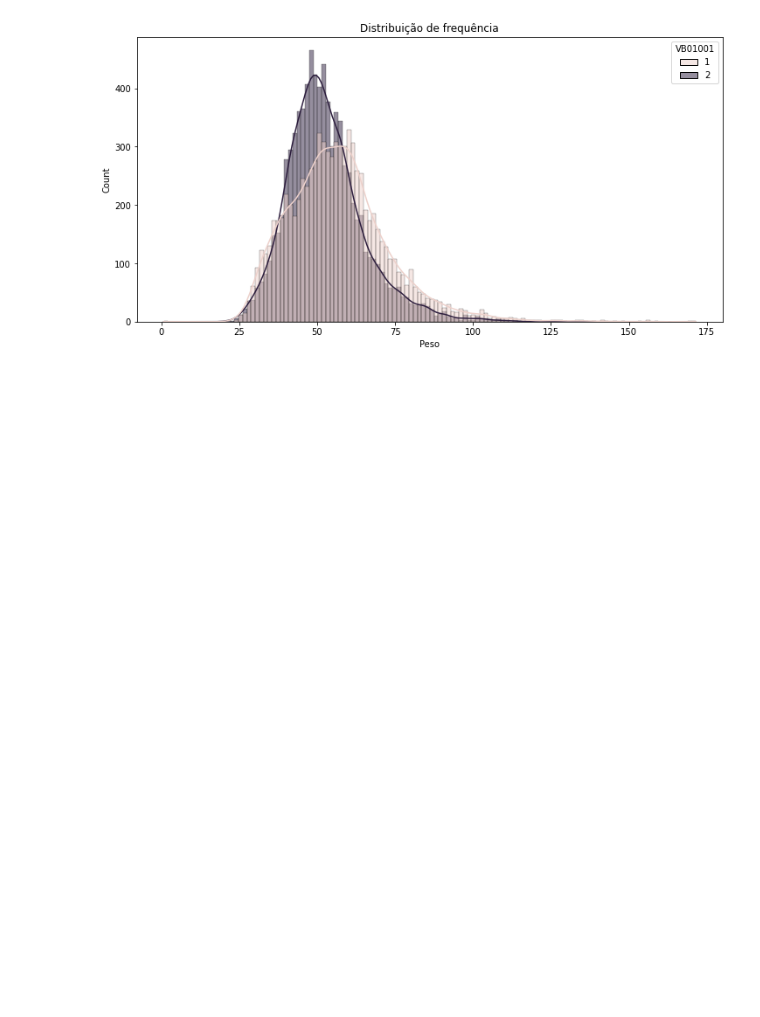
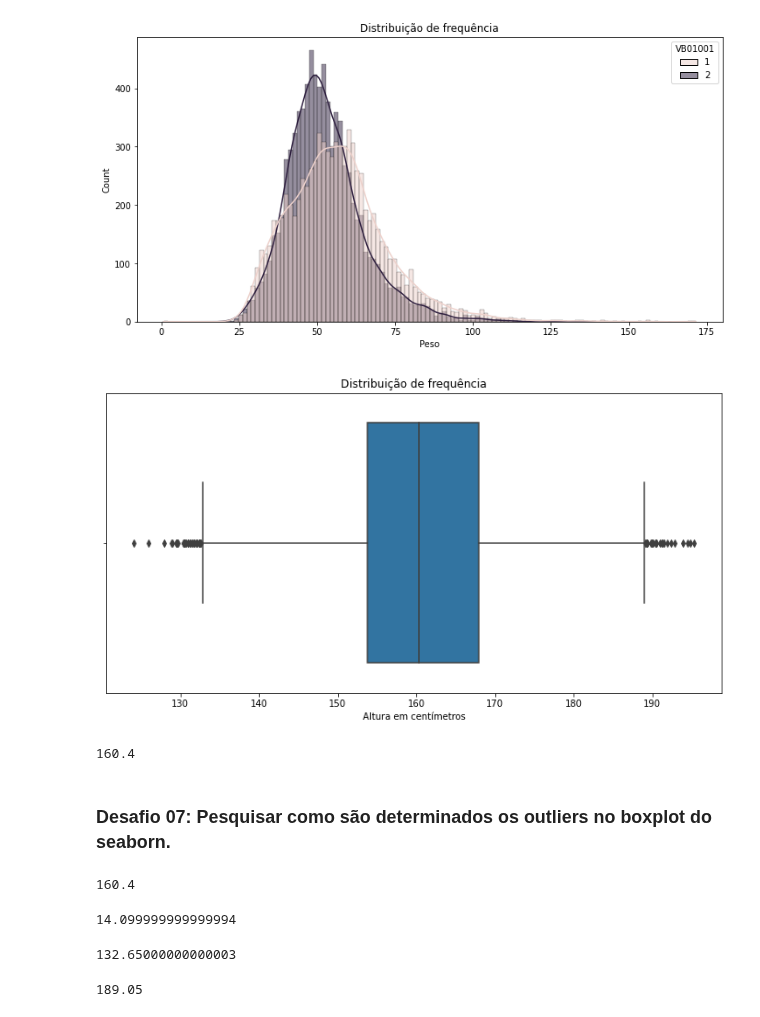
Before and after one commit to silviacfreitas/BootcampDataScienceAplicadaAlura, a Jupyter notebook: BootcampDSModulo03.ipynb, the cells around one changed output. Drawn from its saved outputs; the diff is of its cells as text; code cells hidden in the pictures; blank space fills up the shorter version.

```diff
--- a/BootcampDSModulo03.ipynb
+++ b/BootcampDSModulo03.ipynb
@@ -905,3 +909,21 @@ ax.set_xlabel('Peso')
 ax;
 # %% [output]
 [figure]
+# %%
+ax = sns.boxplot(dados['VB17004'])
+ax.figure.set_size_inches(12, 6)
+ax.set_title('Distribuição de frequência')
+ax.set_xlabel('Altura em centímetros')
+ax;
+# %% [output]
+[figure, added]
+# %%
+dados['VB17004'].quantile(0.5)
+# %% [output]
+160.4
+# %% [markdown]
+### Desafio 07: Pesquisar como são determinados os outliers no boxplot do seaborn.
+# %%
+dados['VB17004'].quantile(0.5)
+# %% [output]
+160.4
@@ -907,0 +933,16 @@ ax;
+# %%
+# IQR - Interquartile Range
+IQR = Q3 - Q1
+IQR
+# %% [output]
+14.099999999999994
+# %%
+# Será um outlier se:
+Q1 - 1.5 * IQR
+# %% [output]
+132.65000000000003
+# %%
+# ou se:
+Q3 + 1.5 * IQR
+# %% [output]
+189.05
```
Also changed, not shown: parts of 67 cells of this notebook.
